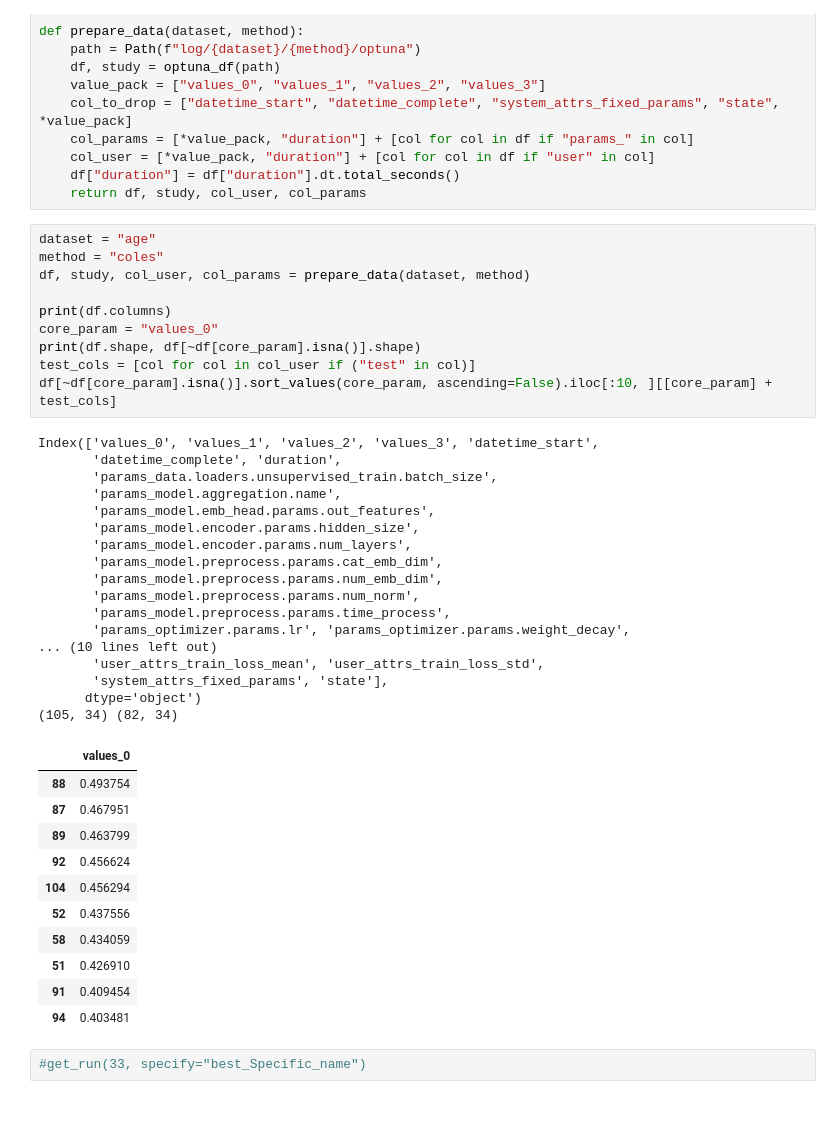
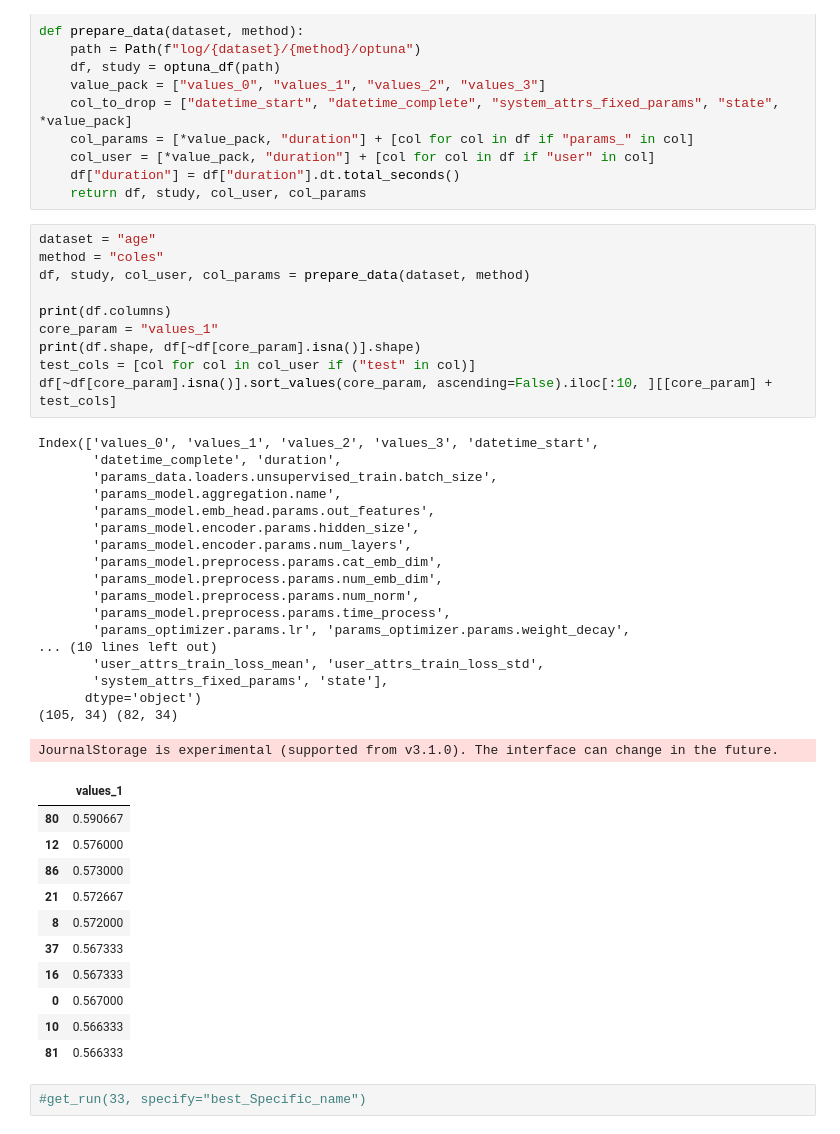
Before and after one commit to On-Point-RND/ESdB-Embeddings-for-Sequential-data-Benchmark, a Jupyter notebook: notebooks/hpo_analysis/analysis_param.ipynb, the cells around one changed output. Drawn from its saved outputs; the diff is of its cells as text.

```diff
--- a/notebooks/hpo_analysis/analysis_param.ipynb
+++ b/notebooks/hpo_analysis/analysis_param.ipynb
@@ -35,42 +35,43 @@ def prepare_data(dataset, method):
 # %%
 dataset = "age"
 method = "coles"
 df, study, col_user, col_params = prepare_data(dataset, method)
 
 print(df.columns)
-core_param = "values_0"
+core_param = "values_1"
 print(df.shape, df[~df[core_param].isna()].shape)
 test_cols = [col for col in col_user if ("test" in col)]
 df[~df[core_param].isna()].sort_values(core_param, ascending=False).iloc[:10, ][[core_param] + test_cols]
 # %% [output]
 Index(['values_0', 'values_1', 'values_2', 'values_3', 'datetime_start',
        'datetime_complete', 'duration',
        'params_data.loaders.unsupervised_train.batch_size',
        'params_model.aggregation.name',
        'params_model.emb_head.params.out_features',
        'params_model.encoder.params.hidden_size',
        'params_model.encoder.params.num_layers',
        'params_model.preprocess.params.cat_emb_dim',
        'params_model.preprocess.params.num_emb_dim',
        'params_model.preprocess.params.num_norm',
        'params_model.preprocess.params.time_process',
        'params_optimizer.params.lr', 'params_optimizer.params.weight_decay',
 ... (10 lines left out)
        'user_attrs_train_loss_mean', 'user_attrs_train_loss_std',
        'system_attrs_fixed_params', 'state'],
       dtype='object')
 (105, 34) (82, 34)
+JournalStorage is experimental (supported from v3.1.0). The interface can change in the future.
-|  | values_0 |
-| 88 | 0.493754 |
-| 87 | 0.467951 |
-| 89 | 0.463799 |
-| 92 | 0.456624 |
-| 104 | 0.456294 |
-| 52 | 0.437556 |
-| 58 | 0.434059 |
-| 51 | 0.426910 |
-| 91 | 0.409454 |
-| 94 | 0.403481 |
+|  | values_1 |
+| 80 | 0.590667 |
+| 12 | 0.576000 |
+| 86 | 0.573000 |
+| 21 | 0.572667 |
+| 8 | 0.572000 |
+| 37 | 0.567333 |
+| 16 | 0.567333 |
+| 0 | 0.567000 |
+| 10 | 0.566333 |
+| 81 | 0.566333 |
 # %%
 #get_run(33, specify="best_Specific_name")
 # %%
```
Also changed, not shown: parts of 5 cells of this notebook, 5 other files.
